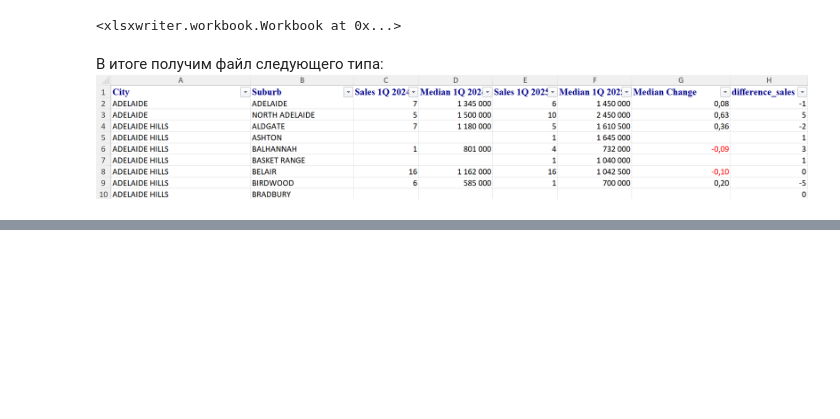
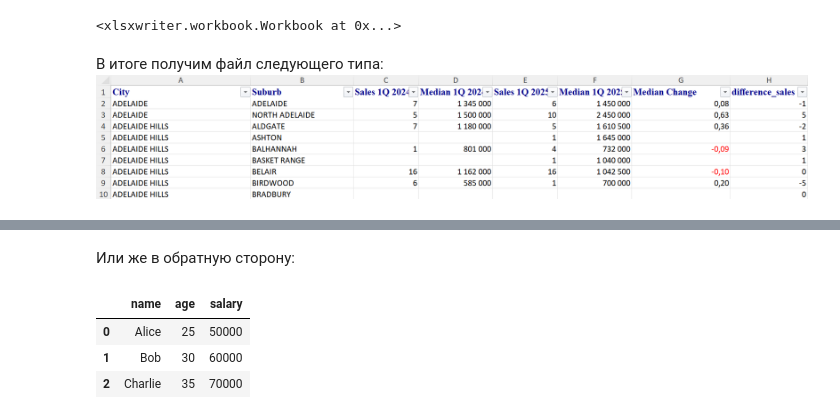
Before and after one commit to m-ardat/Library_Polars, a Jupyter notebook: LoadingAndUnloadingData.ipynb, the cells around one changed output, grey strips where cells are left out. Cells and saved outputs as stored; diff of their text form; code cells hidden in the pictures; blank space fills up the shorter version.

```diff
--- a/LoadingAndUnloadingData.ipynb
+++ b/LoadingAndUnloadingData.ipynb
@@ -220,0 +482,6 @@ df_from_excel.write_excel(
+# %%
+# Создаём Pandas DataFrame
+df_pandas = pd.DataFrame({"name": ["Alice", "Bob", "Charlie"], "age": [25, 30, 35], "salary": [50000, 60000, 70000]})
+
+# Выводим
+print(df_pandas)
@@ -220,0 +495,4 @@ df_from_excel.write_excel(
+# %%
+df_polars = pl.from_pandas(df_pandas)
+
+print(df_polars)
@@ -220,0 +510,9 @@ df_from_excel.write_excel(
+# %% [markdown]
+Или же в обратную сторону:
+# %%
+df_polars.to_pandas()
+# %% [output]
+|  | name | age | salary |
+| 0 | Alice | 25 | 50000 |
+| 1 | Bob | 30 | 60000 |
+| 2 | Charlie | 35 | 70000 |
```
Also changed, not shown: parts of 39 cells of this notebook.
